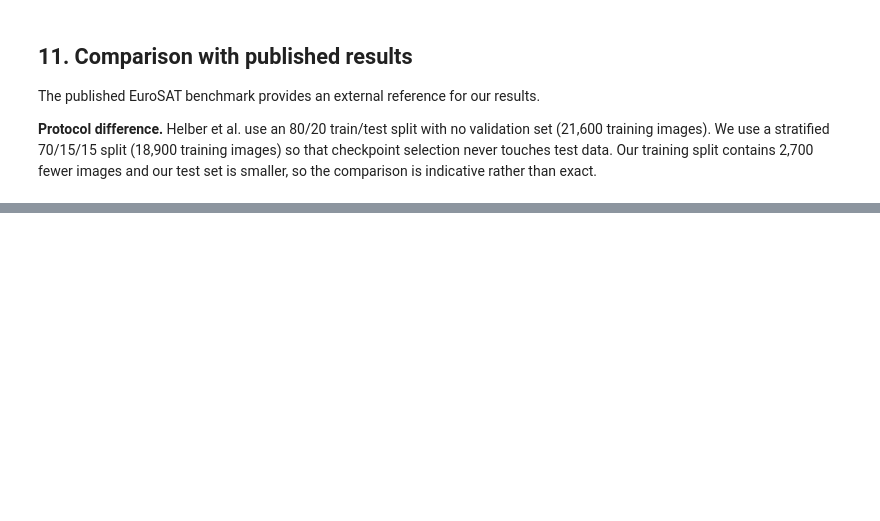
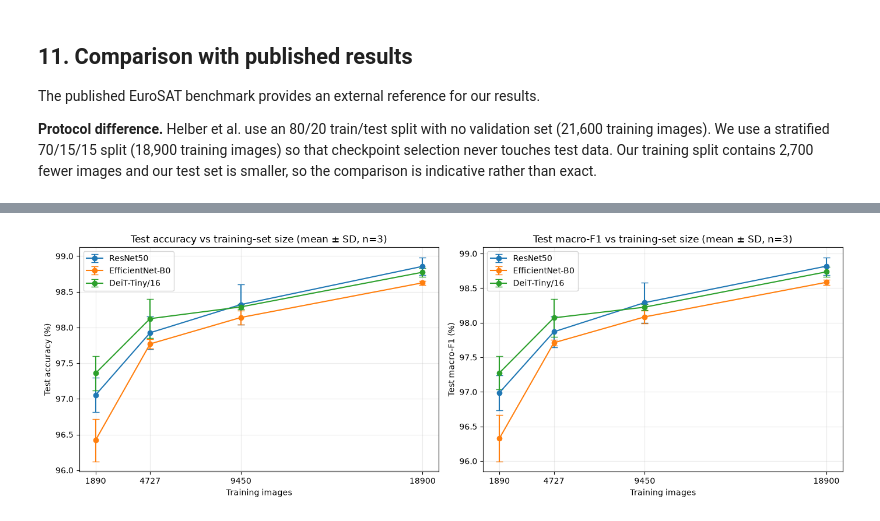
Before and after one commit to loy3z/9444-project-, a Jupyter notebook: 9444 project.ipynb, the cells around one changed output, grey strips where cells are left out. Drawn from its saved outputs; the diff is of its cells as text; code cells hidden in the pictures; blank space fills up the shorter version.

```diff
--- a/9444 project.ipynb
+++ b/9444 project.ipynb
@@ -1391,0 +1410,81 @@ Pretrained vs from-scratch gap reported by Helber et al.: +2.14 pp
+# %%
+SWEEP_CSV = PROJECT_ROOT / "outputs" / "sample_efficiency" / "results.csv"
+sweep_results = pd.read_csv(SWEEP_CSV)
+
+expected_models = {"resnet50", "efficientnet_b0", "deit_tiny"}
+expected_fractions = {0.10, 0.25, 0.50, 1.00}
+expected_seeds = {1, 2, 3}
+
+assert len(sweep_results) == 36
+assert not sweep_results.duplicated(["model", "fraction", "seed"]).any()
+assert set(sweep_results["model"]) == expected_models
+assert set(sweep_results["fraction"].round(2)) == expected_fractions
+assert set(sweep_results["seed"]) == expected_seeds
+assert (sweep_results.groupby(["model", "fraction"]).size() == 3).all()
+
+model_labels = {
+    "resnet50": "ResNet50",
+    "efficientnet_b0": "EfficientNet-B0",
+    "deit_tiny": "DeiT-Tiny/16",
+}
+
+aggregated = (
+    sweep_results
+    .groupby(["model", "train_images"], as_index=False)
+    .agg(
+        mean_accuracy=("test_accuracy", "mean"),
+        std_accuracy=("test_accuracy", "std"),
+        mean_macro_f1=("test_macro_f1", "mean"),
+        std_macro_f1=("test_macro_f1", "std"),
+    )
+)
+aggregated["model_label"] = aggregated["model"].map(model_labels)
+aggregated = aggregated.sort_values(["train_images", "model_label"])
+
+summary_table = aggregated.copy()
+for column in ["mean_accuracy", "std_accuracy", "mean_macro_f1", "std_macro_f1"]:
+    summary_table[column] = (summary_table[column] * 100).round(3)
+display(
+    summary_table[[
+        "model_label", "train_images", "mean_accuracy", "std_accuracy",
+        "mean_macro_f1", "std_macro_f1",
+    ]].rename(columns={
+        "model_label": "model",
+        "mean_accuracy": "accuracy mean (%)",
+        "std_accuracy": "accuracy SD (pp)",
+        "mean_macro_f1": "macro-F1 mean (%)",
+        "std_macro_f1": "macro-F1 SD (pp)",
+    })
+)
+
+figure, axes = plt.subplots(1, 2, figsize=(14, 4.8))
+for model_key, label in model_labels.items():
+    subset = aggregated[aggregated["model"] == model_key]
+    axes[0].errorbar(
+        subset["train_images"], subset["mean_accuracy"] * 100,
+        yerr=subset["std_accuracy"] * 100, marker="o", capsize=4, label=label,
+    )
+    axes[1].errorbar(
+        subset["train_images"], subset["mean_macro_f1"] * 100,
+        yerr=subset["std_macro_f1"] * 100, marker="o", capsize=4, label=label,
+    )
+
+axes[0].set(title="Test accuracy vs training-set size (mean ± SD, n=3)",
+            xlabel="Training images", ylabel="Test accuracy (%)")
+axes[1].set(title="Test macro-F1 vs training-set size (mean ± SD, n=3)",
+            xlabel="Training images", ylabel="Test macro-F1 (%)")
+for axis in axes:
+    axis.set_xticks(sorted(aggregated["train_images"].unique()))
+    axis.grid(alpha=0.25)
+    axis.legend()
+figure.tight_layout()
+plt.show()
+
+full_data = aggregated[aggregated["train_images"] == 18_900]
+low_data = aggregated[aggregated["train_images"] == 1_890]
+print(f"Full-data mean spread       : "
+      f"{(full_data['mean_accuracy'].max() - full_data['mean_accuracy'].min()) * 100:.2f} pp")
+print(f"Lowest-data mean spread     : "
+      f"{(low_data['mean_accuracy'].max() - low_data['mean_accuracy'].min()) * 100:.2f} pp")
+print(f"Largest accuracy SD observed: {aggregated['std_accuracy'].max() * 100:.2f} pp")
+# %% [output]
@@ -1391,0 +1504 @@ Pretrained vs from-scratch gap reported by Helber et al.: +2.14 pp
+[figure, added]
```
Also changed, not shown: parts of 17 cells of this notebook.
